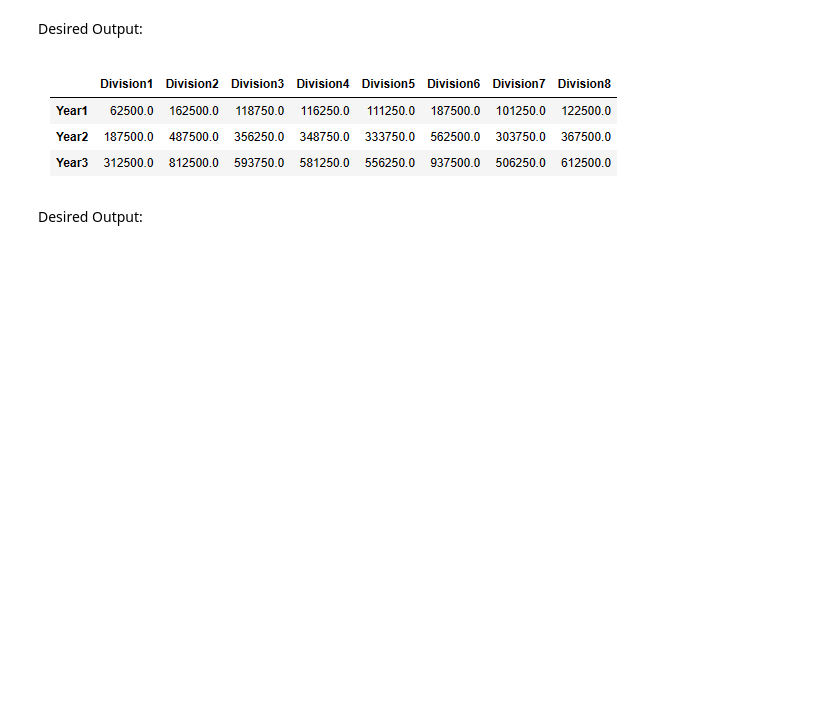
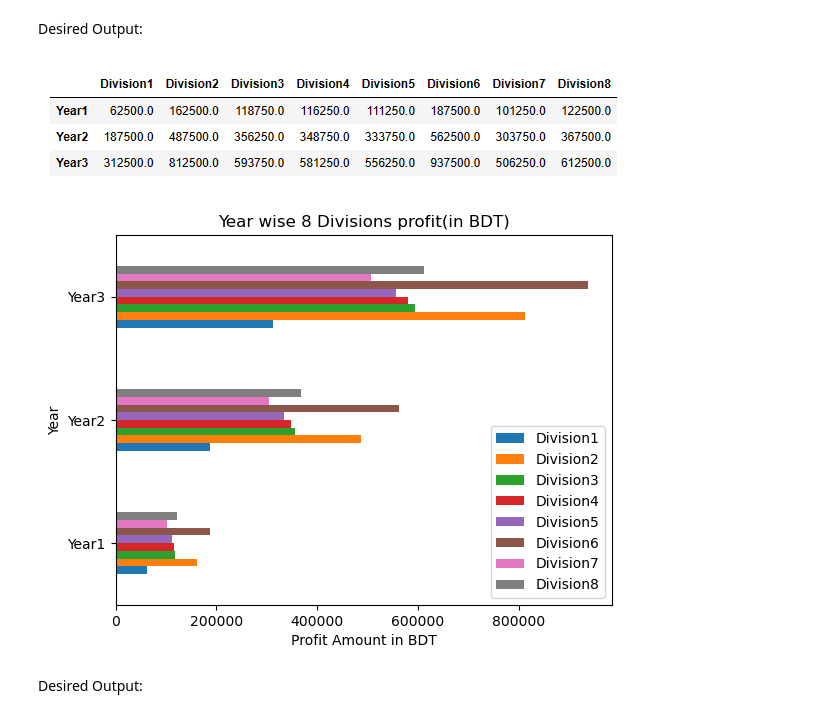
Before and after one commit to pappucode/datascrape, a Jupyter notebook: intern exam paper/Exam_question_01.ipynb, the cells around one changed output. Saved outputs shown, nothing was run; the diff lists cells and outputs as text; code cells hidden in the pictures; blank space fills up the shorter version.

```diff
--- a/intern exam paper/Exam_question_01.ipynb
+++ b/intern exam paper/Exam_question_01.ipynb
@@ -19,3 +29,27 @@ XYZ Company invested an average of 2 million BDT for each of its eight divisions
 # %%
 # Code here for making 4 separate lists
 # Hint: First, you have to find out budget, then profit
+divisions = ['Division1', 'Division2', 'Division3', 'Division4', 'Division5', 'Division6', 'Division7', 'Division8']
+
+budget = 2000000/8
+
+def bget(percentage):
+    amount = (budget*percentage)/100
+    return amount
+
+budgets_1st = [budget-bget(50),budget+bget(30),budget-bget(5),budget-bget(7),budget-bget(11),budget+bget(50),budget-bget(19),budget-bget(2)]
+budget_2nd = [budget*2 for budget in budgets_1st]
+budget_2nd = [budget*4 for budget in budgets_1st]
+
+
+#print("1st Year Budgets:", budgets_1st)
+#print("2nd Year Budgets:", budget_2nd)
+
+profit_1st = [budget/2 for budget in budgets_1st]
+profit_2nd = [budget*3 for budget in profit_1st]
+profit_3rd = [budget*5 for budget in profit_1st]
+
+print("List of Divisions:\n", divisions,)
+print("1st Year Profit:\n", profit_1st)
+print("1st Year Profit:\n", profit_2nd)
+print("1st Year Profit:\n", profit_3rd)
@@ -25,3 +68,5 @@ Desired Output:
 ![Output_1.png](attachment:Output_1.png)
 # %%
 # Code for tuple using the resulting list
+res_tup = tuple(zip(divisions, profit_1st, profit_2nd, profit_3rd))
+res_tup
@@ -30,4 +84,5 @@ Desired Output:
 # %% [markdown]
 ![Output_2.png](attachment:Output_2.png)
 # %%
-# Code for dictionary using the resulting tuple
+res_dict = {tup[0]:list(tup[1:]) for tup in res_tup}
+res_dict
@@ -36,4 +100,7 @@ Desired Output:
 # %% [markdown]
 ![Output_3.png](attachment:Output_3.png)
 # %%
+# Make a data frame from the tuple and set index as Year1, Year2, Year3
 # Code for data frame from the dictionary
+df = pd.DataFrame(res_dict, index=["Year1", "Year2", "Year3"])
+df
@@ -44,5 +124,12 @@ Desired Output:
 # %%
 # Visualize the data frame using horizontal bar plot
+## Label the both axis accordingly
+## Give the title as Year wise Eight Divisions Profit(in BDT)
+ax = df.plot(kind="barh")
+ax.set(title="Year wise 8 Divisions profit(in BDT)", xlabel="Profit Amount in BDT", ylabel="Year")
+plt.show()
+# %% [output]
+[figure, added]
 # %% [markdown]
 Desired Output:
 # %% [markdown]
```
Also changed, not shown: parts of 8 cells of this notebook, 2 other files.
